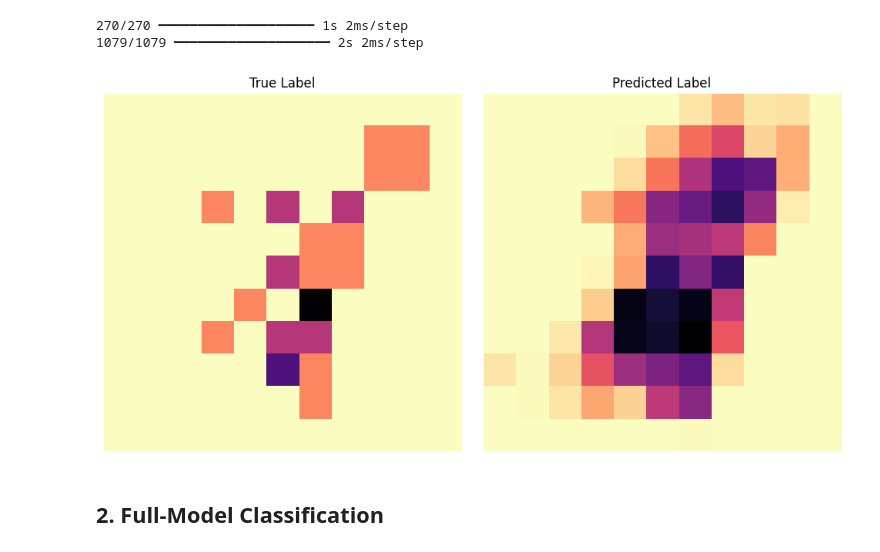
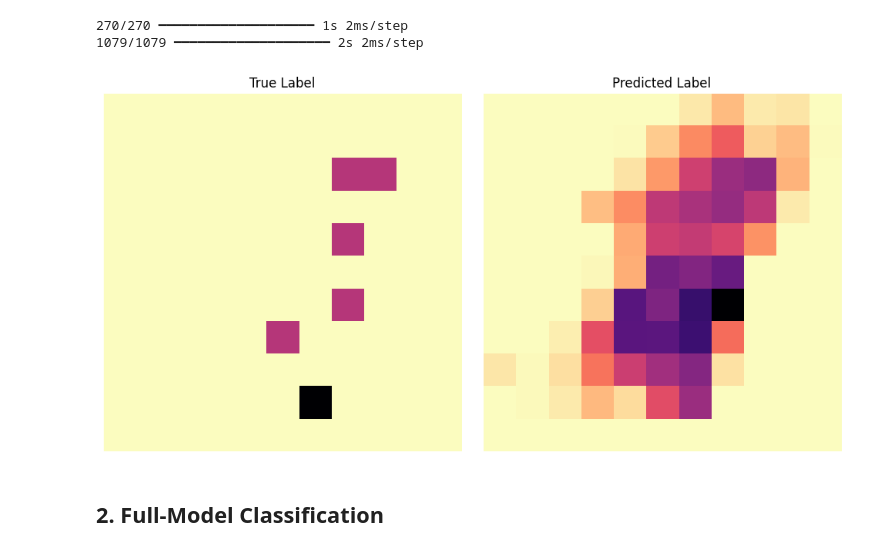
Before and after one commit to chenmo8/Predicting_Traffic_Accidents, a Jupyter notebook: Train_Model.ipynb, the cells around one changed output. Drawn from its saved outputs; the diff is of its cells as text; code cells hidden in the pictures.

```diff
--- a/Train_Model.ipynb
+++ b/Train_Model.ipynb
@@ -205,24 +206,24 @@ np.save('11x11/models_/model_regression_train_predictions_values_50epochs.npy',
 # %%
 import matplotlib.pyplot as plt
 
 # Plot the true label and predicted label side by side
 fig, axes = plt.subplots(1, 2, figsize=(10, 5))  # 1 row, 2 columns
 
 # Plot true label (Y_test[-1])
-axes[0].imshow(Out_test[-50], cmap='magma_r')
+axes[0].imshow(Out_test[3640], cmap='magma_r')
 axes[0].set_title("True Label")
 axes[0].axis('off')  # Hide axis for better visualization
 
 # Plot prediction (predictions[-1])
-axes[1].imshow(predictions_test[-50], cmap='magma_r')
+axes[1].imshow(predictions_test[3640], cmap='magma_r')
 axes[1].set_title("Predicted Label")
 axes[1].axis('off')  # Hide axis for better visualization
 
 # Show the plot
 plt.tight_layout()  # Adjust spacing
 plt.show()
 # %% [output]
-[figure, old version]
+[figure, new version]
 # %% [markdown]
 ## 2. Full-Model Classification
 # %%
```
Also changed, not shown: parts of 13 cells of this notebook.
